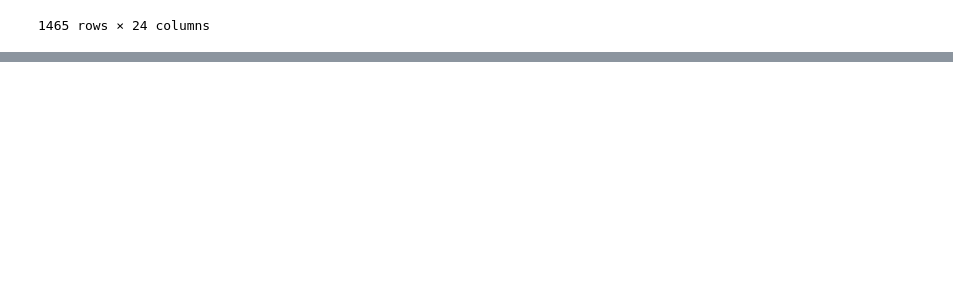
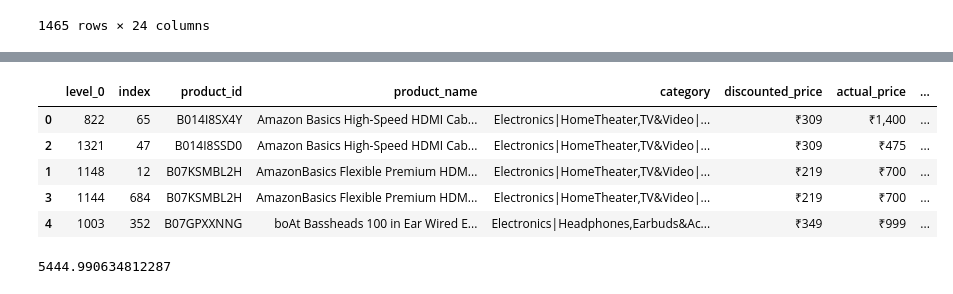
Before and after one commit to Deepcode02/amazon-sales-data-anlytics, a Jupyter notebook: analytics/pradeep.ipynb, the cells around one changed output, grey strips where cells are left out. Saved outputs shown, nothing was run; the diff lists cells and outputs as text; code cells hidden in the pictures; blank space fills up the shorter version.

Commit message:
sentiment

```diff
--- a/analytics/pradeep.ipynb
+++ b/analytics/pradeep.ipynb
@@ -235,0 +251,21 @@ df.to_csv('../datasets/amazon_cleaned.csv', index=False)
+# %%
+def get_sentiment(text):
+    blob = TextBlob(text)
+    sentiment = blob.sentiment.polarity
+    return sentiment
+
+def get_subjectivity(text):
+    blob = TextBlob(text)
+    subjectivity = blob.sentiment.subjectivity
+    return subjectivity
+
+df['sentiment'] = df['review_content'].apply(get_sentiment)
+df['subjectivity'] = df['review_content'].apply(get_subjectivity)
+df.head()
+# %% [output]
+|  | level_0 | index | product_id | product_name | category | discounted_price | actual_price | ... |
+| 0 | 822 | 65 | B014I8SX4Y | Amazon Basics High-Speed HDMI Cab... | Electronics|HomeTheater,TV&Video|... | ₹309 | ₹1,400 | ... |
+| 2 | 1321 | 47 | B014I8SSD0 | Amazon Basics High-Speed HDMI Cab... | Electronics|HomeTheater,TV&Video|... | ₹309 | ₹475 | ... |
+| 1 | 1148 | 12 | B07KSMBL2H | AmazonBasics Flexible Premium HDM... | Electronics|HomeTheater,TV&Video|... | ₹219 | ₹700 | ... |
+| 3 | 1144 | 684 | B07KSMBL2H | AmazonBasics Flexible Premium HDM... | Electronics|HomeTheater,TV&Video|... | ₹219 | ₹700 | ... |
+| 4 | 1003 | 352 | B07GPXXNNG | boAt Bassheads 100 in Ear Wired E... | Electronics|Headphones,Earbuds&Ac... | ₹349 | ₹999 | ... |
@@ -235,0 +284,4 @@ df.to_csv('../datasets/amazon_cleaned.csv', index=False)
+# %%
+df['clean_actual_price'].mean()
+# %% [output]
+5444.990634812287
```
Also changed, not shown: parts of 10 cells of this notebook.
